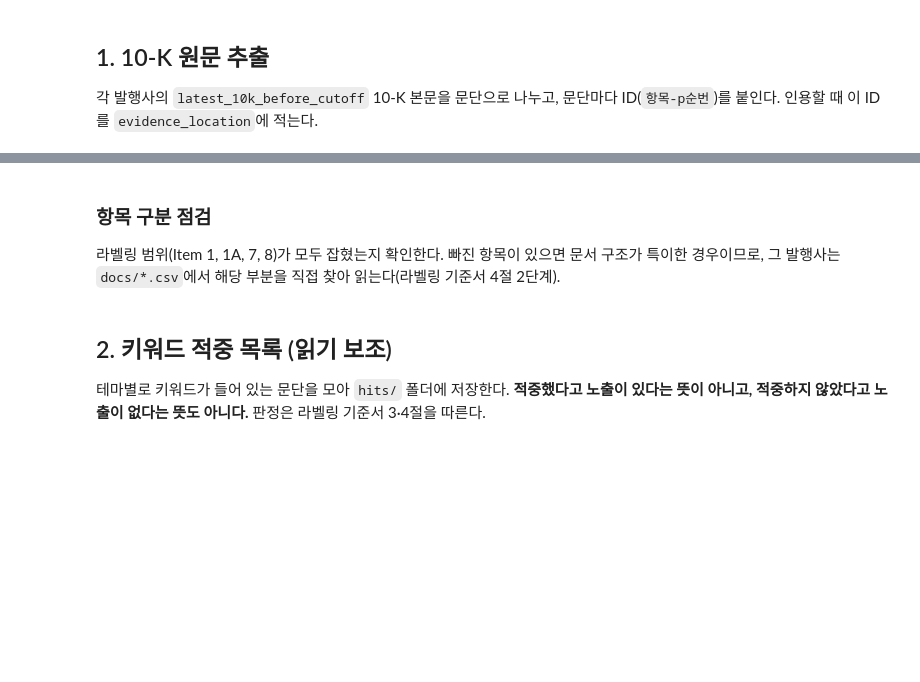
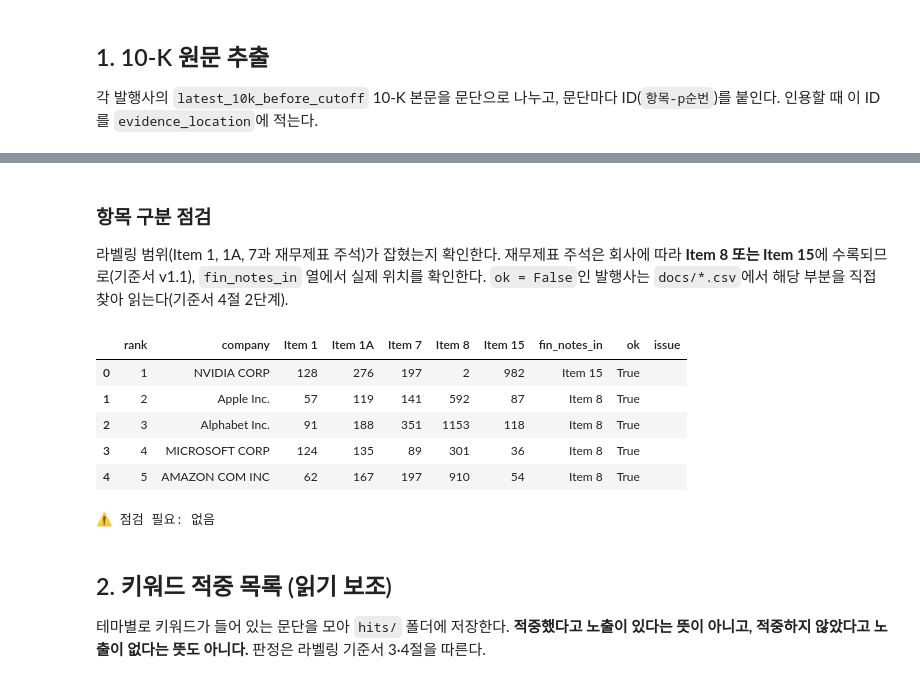
Before and after one commit to Hyeseoong/blindspot, a Jupyter notebook: notebooks/02_exposure_labeling.ipynb, the cells around one changed output, grey strips where cells are left out. Cells and saved outputs as stored; diff of their text form; code cells hidden in the pictures; blank space fills up the shorter version.

```diff
--- a/notebooks/02_exposure_labeling.ipynb
+++ b/notebooks/02_exposure_labeling.ipynb
@@ -11,7 +11,7 @@ S1 상위 5개 발행사의 10-K를 문단 단위로 추출하고, 사람이 정
 # %%
 # ── 설정 ─────────────────────────────────────────────
 USE_FIXTURES = False   # True: 모의 응답 (01 노트북도 모의 모드로 먼저 실행해야 함)
-USER_AGENT = "Blind Spot pilot Your Name your_email@example.com"   # ← 01 노트북과 같게
+USER_AGENT = "Blind Spot pilot Hyeseong Kim luckykhs@gachon.ac.kr"   # ← 01 노트북과 같게
 
 TOP_N = 5              # 프로토콜 7.1: 상위 5개 발행사
 # %%
@@ -64,20 +77,22 @@ for row in sample.head(TOP_N).itertuples(index=False):
 # %% [markdown]
 ### 항목 구분 점검
 
-라벨링 범위(Item 1, 1A, 7, 8)가 모두 잡혔는지 확인한다. 빠진 항목이 있으면 문서 구조가 특이한 경우이므로,
-그 발행사는 `docs/*.csv`에서 해당 부분을 직접 찾아 읽는다(라벨링 기준서 4절 2단계).
+라벨링 범위(Item 1, 1A, 7과 재무제표 주석)가 잡혔는지 확인한다. 재무제표 주석은 회사에 따라
+**Item 8 또는 Item 15**에 수록되므로(기준서 v1.1), `fin_notes_in` 열에서 실제 위치를 확인한다.
+`ok = False`인 발행사는 `docs/*.csv`에서 해당 부분을 직접 찾아 읽는다(기준서 4절 2단계).
 # %%
-rows = []
-for row in sample.head(TOP_N).itertuples(index=False):
-    s = fl.item_summary(docs[row.cik])
-    rec = {"rank": row.rank, "company": row.edgar_name}
-    for item in fl.LABEL_ITEMS:
-        rec[f"Item {item}"] = int(s.loc[item, "paragraphs"]) if item in s.index else 0
-    rows.append(rec)
-coverage = pd.DataFrame(rows)
+coverage = pd.DataFrame([{"rank": row.rank, "company": row.edgar_name, **fl.coverage_check(docs[row.cik])}
+                         for row in sample.head(TOP_N).itertuples(index=False)])
 display(coverage)
-missing = coverage[(coverage[[f"Item {i}" for i in fl.LABEL_ITEMS]] == 0).any(axis=1)]
-print("⚠ 항목이 빠진 발행사:", missing["company"].tolist() if len(missing) else "없음")
+print("⚠ 점검 필요:", coverage.loc[~coverage["ok"], "company"].tolist() or "없음")
+# %% [output]
+|  | rank | company | Item 1 | Item 1A | Item 7 | Item 8 | Item 15 | fin_notes_in | ok | issue |
+| 0 | 1 | NVIDIA CORP | 128 | 276 | 197 | 2 | 982 | Item 15 | True |  |
+| 1 | 2 | Apple Inc. | 57 | 119 | 141 | 592 | 87 | Item 8 | True |  |
+| 2 | 3 | Alphabet Inc. | 91 | 188 | 351 | 1153 | 118 | Item 8 | True |  |
+| 3 | 4 | MICROSOFT CORP | 124 | 135 | 89 | 301 | 36 | Item 8 | True |  |
+| 4 | 5 | AMAZON COM INC | 62 | 167 | 197 | 910 | 54 | Item 8 | True |  |
+⚠ 점검 필요: 없음
 # %% [markdown]
 ## 2. 키워드 적중 목록 (읽기 보조)
 
```
Also changed, not shown: parts of 8 cells of this notebook, 10 other files.
